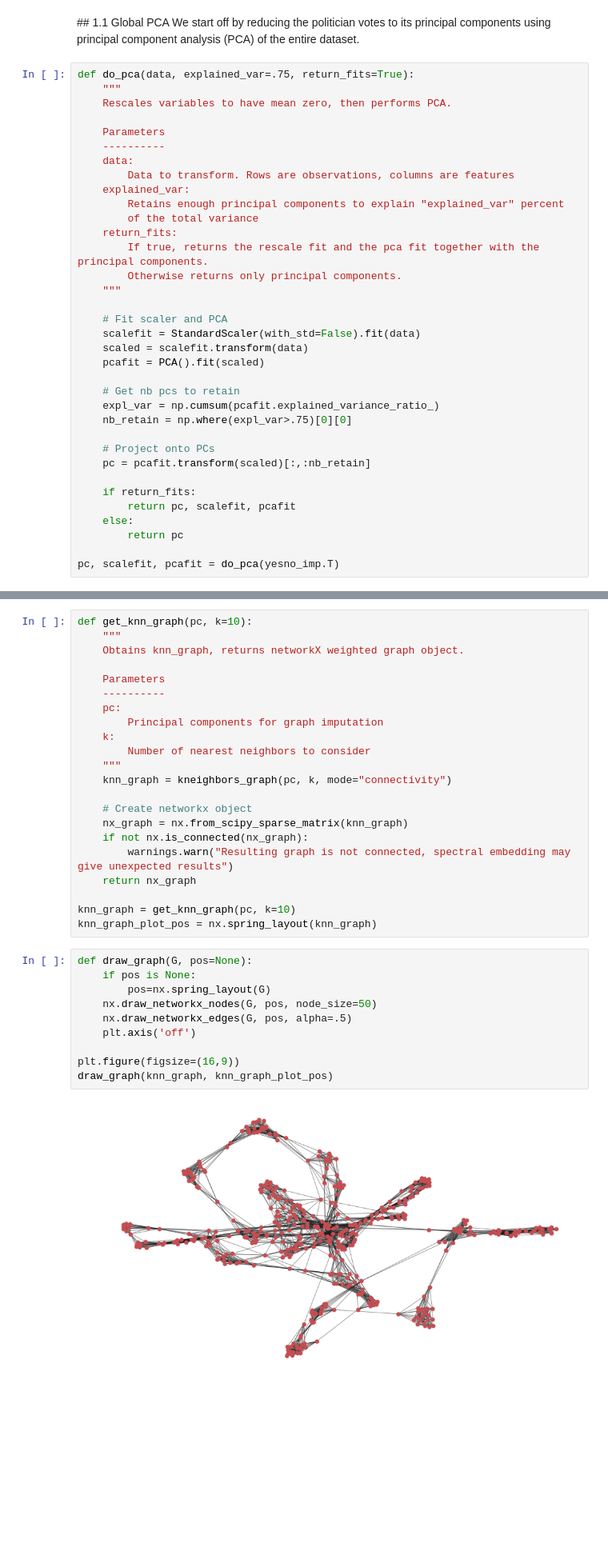
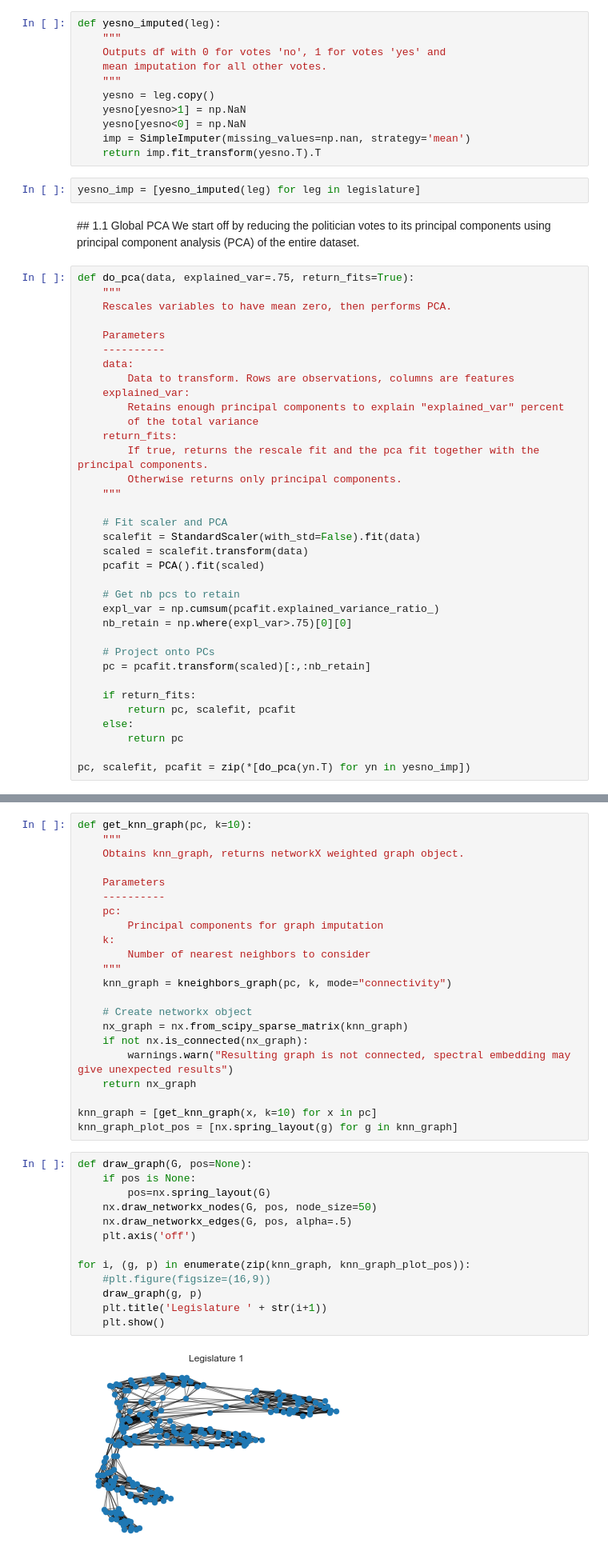
Before and after one commit to guarin/voting_behavior_analysis, a Jupyter notebook: src/m3_oriane.ipynb, the cells around one changed output, grey strips where cells are left out. Shown at 80% size. Saved outputs shown, nothing was run; the diff lists cells and outputs as text; blank space fills up the shorter version.

Commit message:
By legislature

```diff
--- a/src/m3_oriane.ipynb
+++ b/src/m3_oriane.ipynb
@@ -73,3 +75,16 @@ yesno_imp = imp.fit_transform(yesno.T).T
+# %%
+def yesno_imputed(leg):
+    """
+    Outputs df with 0 for votes 'no', 1 for votes 'yes' and
+    mean imputation for all other votes.
+    """
+    yesno = leg.copy()
+    yesno[yesno>1] = np.NaN
+    yesno[yesno<0] = np.NaN
+    imp = SimpleImputer(missing_values=np.nan, strategy='mean')
+    return imp.fit_transform(yesno.T).T
+# %%
+yesno_imp = [yesno_imputed(leg) for leg in legislature]
 # %% [markdown]
 ## 1.1 Global PCA
 We start off by reducing the politician votes to its principal components using principal component analysis (PCA) of the entire dataset.
@@ -107,7 +122,7 @@ def do_pca(data, explained_var=.75, return_fits=True):
     else:
         return pc
 
-pc, scalefit, pcafit = do_pca(yesno_imp.T)
+pc, scalefit, pcafit = zip(*[do_pca(yn.T) for yn in yesno_imp])
 # %%
 def explained_variance_plot(pcafit):
     expl_var = np.cumsum(pcafit.explained_variance_ratio_)
@@ -193,17 +212,20 @@ def get_knn_graph(pc, k=10):
         warnings.warn("Resulting graph is not connected, spectral embedding may give unexpected results")
     return nx_graph
 
-knn_graph = get_knn_graph(pc, k=10)
-knn_graph_plot_pos = nx.spring_layout(knn_graph)
+knn_graph = [get_knn_graph(x, k=10) for x in pc]
+knn_graph_plot_pos = [nx.spring_layout(g) for g in knn_graph]
 # %%
 def draw_graph(G, pos=None):
     if pos is None:
         pos=nx.spring_layout(G)
     nx.draw_networkx_nodes(G, pos, node_size=50)
     nx.draw_networkx_edges(G, pos, alpha=.5)
     plt.axis('off')
 
-plt.figure(figsize=(16,9))
-draw_graph(knn_graph, knn_graph_plot_pos)
+for i, (g, p) in enumerate(zip(knn_graph, knn_graph_plot_pos)):
+    #plt.figure(figsize=(16,9))
+    draw_graph(g, p)
+    plt.title('Legislature ' + str(i+1))
+    plt.show()
 # %% [output]
-[figure, old version]
+[figure, new version]
```
Also changed, not shown: parts of 29 cells of this notebook.
